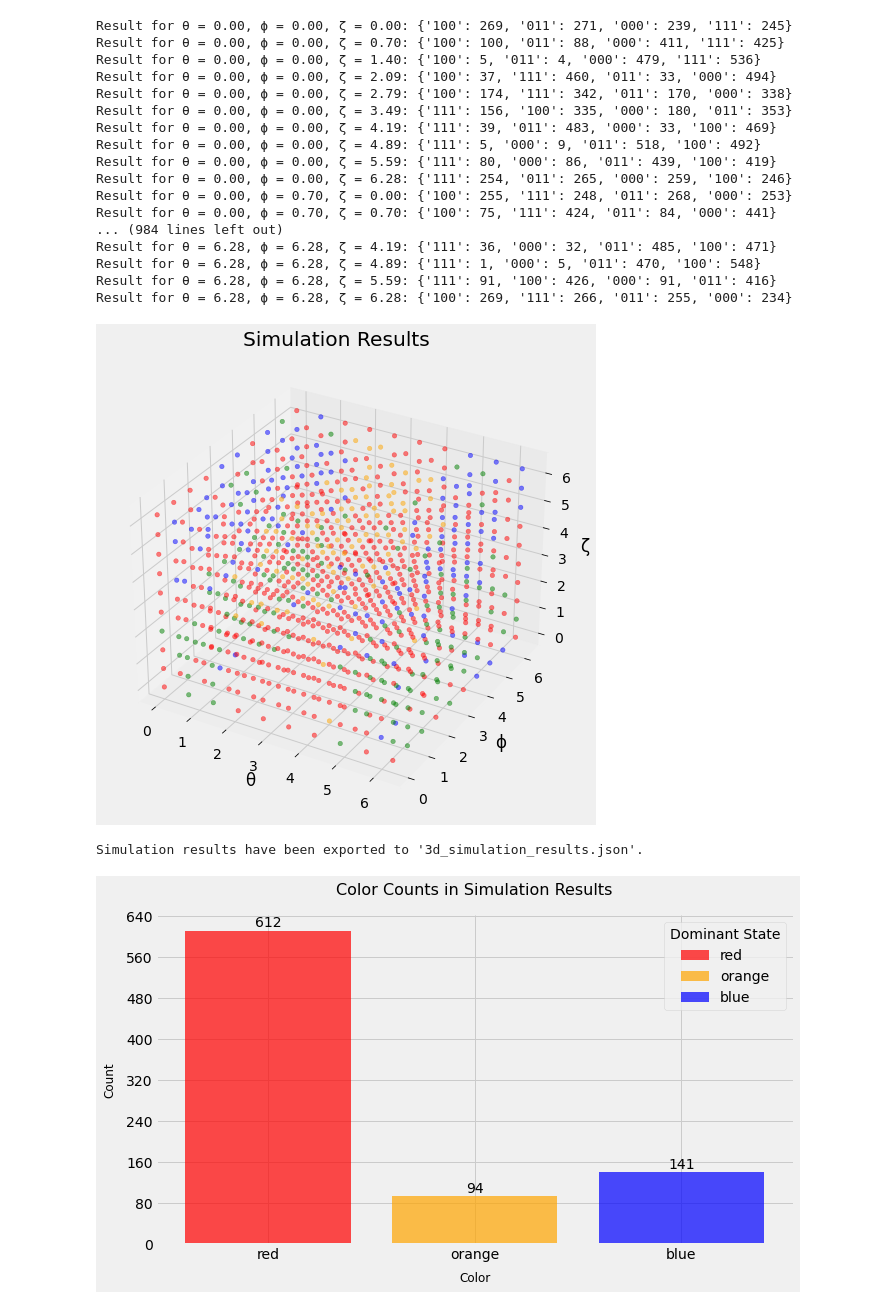
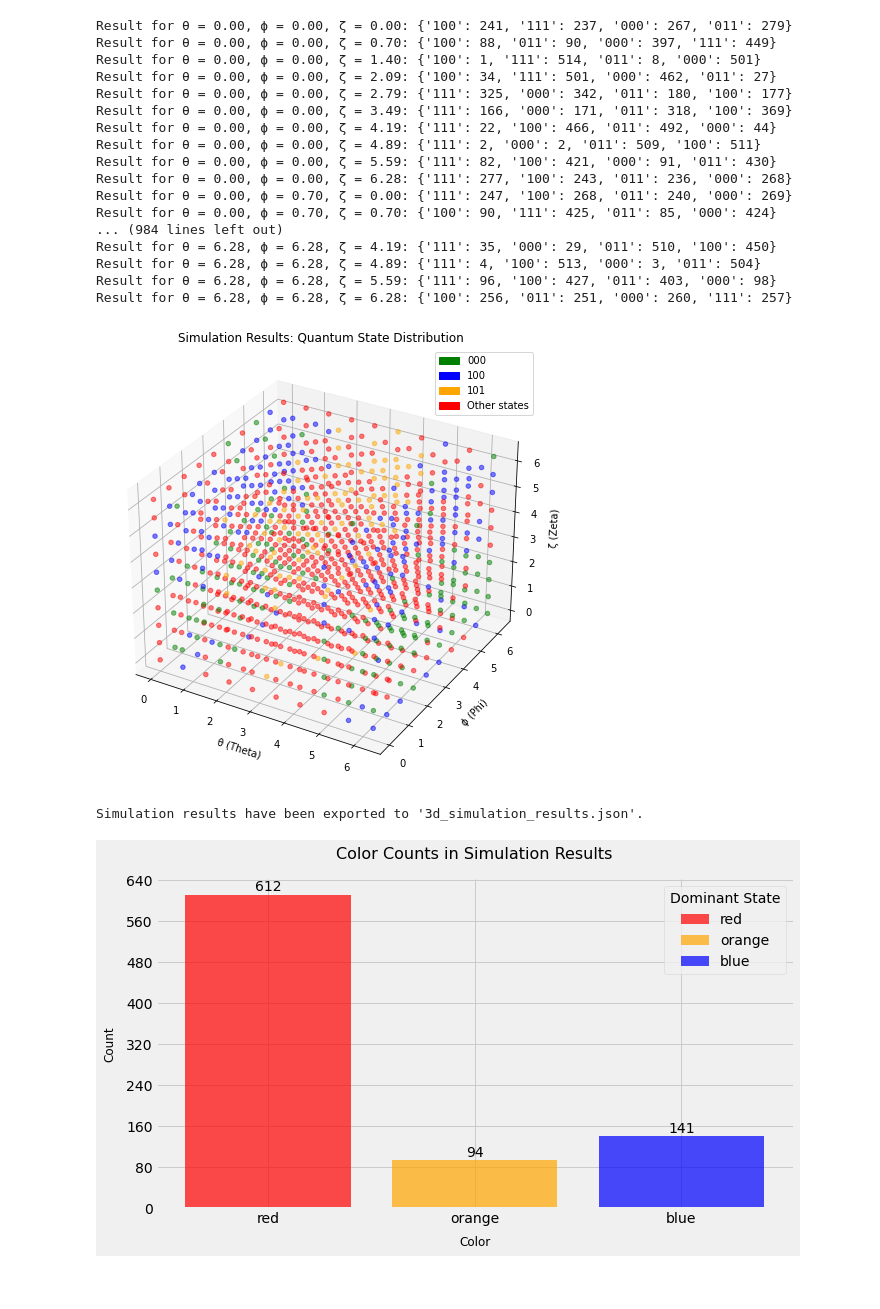
Before and after one commit to hoang-nguyen13/Patent-Pending, a Jupyter notebook: quantum_system_3d_machine_learning.ipynb, the cells around one changed output. Cells and saved outputs as stored; diff of their text form; code cells hidden in the pictures.

```diff
--- a/quantum_system_3d_machine_learning.ipynb
+++ b/quantum_system_3d_machine_learning.ipynb
@@ -79,54 +80,66 @@ for theta_val, phi_val, zeta_val, result in results:
     y_coords.append(phi_val)
     z_coords.append(zeta_val)
     colors.append(color)
 
 
 # Create a 3D scatter plot
 fig = plt.figure(figsize=(10, 8))
 ax = fig.add_subplot(111, projection='3d')
 scatter = ax.scatter(x_coords, y_coords, z_coords, c=colors, alpha=0.5)
-ax.set_xlabel('θ')
-ax.set_ylabel('ϕ')
-ax.set_zlabel('ζ')
-plt.title('Simulation Results')
+
+# Set labels and title
+ax.set_xlabel('θ (Theta)')
+ax.set_ylabel('ϕ (Phi)')
+ax.set_zlabel('ζ (Zeta)')
+plt.title('Simulation Results: Quantum State Distribution')
+
+# Legend
+green_patch = Patch(color='green', label='000')
+blue_patch = Patch(color='blue', label='100')
+orange_patch = Patch(color='orange', label='101')
+red_patch = Patch(color='red', label='Other states')
+
+plt.legend(handles=[green_patch, blue_patch, orange_patch, red_patch])
+
 plt.show()
+fig.savefig('3d_simulation_results_plot.png')
 
 # Prepare data for JSON export
 data_for_export = []
 for theta_val, phi_val, zeta_val, result in results:
     data_point = {
         'theta': theta_val,
         'phi': phi_val,
         'zeta': zeta_val,
         'result': result
     }
     data_for_export.append(data_point)
 
 # Export to JSON file
 with open('3d_simulation_results.json', 'w') as json_file:
     json.dump(data_for_export, json_file, indent=4)
 
 # Inform the user that the data has been exported
 print("Simulation results have been exported to '3d_simulation_results.json'.")
 # %% [output]
-Result for θ = 0.00, ϕ = 0.00, ζ = 0.00: {'100': 269, '011': 271, '000': 239, '111': 245}
-Result for θ = 0.00, ϕ = 0.00, ζ = 0.70: {'100': 100, '011': 88, '000': 411, '111': 425}
-Result for θ = 0.00, ϕ = 0.00, ζ = 1.40: {'100': 5, '011': 4, '000': 479, '111': 536}
-Result for θ = 0.00, ϕ = 0.00, ζ = 2.09: {'100': 37, '111': 460, '011': 33, '000': 494}
-Result for θ = 0.00, ϕ = 0.00, ζ = 2.79: {'100': 174, '111': 342, '011': 170, '000': 338}
-Result for θ = 0.00, ϕ = 0.00, ζ = 3.49: {'111': 156, '100': 335, '000': 180, '011': 353}
-Result for θ = 0.00, ϕ = 0.00, ζ = 4.19: {'111': 39, '011': 483, '000': 33, '100': 469}
-Result for θ = 0.00, ϕ = 0.00, ζ = 4.89: {'111': 5, '000': 9, '011': 518, '100': 492}
-Result for θ = 0.00, ϕ = 0.00, ζ = 5.59: {'111': 80, '000': 86, '011': 439, '100': 419}
-Result for θ = 0.00, ϕ = 0.00, ζ = 6.28: {'111': 254, '011': 265, '000': 259, '100': 246}
-Result for θ = 0.00, ϕ = 0.70, ζ = 0.00: {'100': 255, '111': 248, '011': 268, '000': 253}
-Result for θ = 0.00, ϕ = 0.70, ζ = 0.70: {'100': 75, '111': 424, '011': 84, '000': 441}
+Result for θ = 0.00, ϕ = 0.00, ζ = 0.00: {'100': 241, '111': 237, '000': 267, '011': 279}
+Result for θ = 0.00, ϕ = 0.00, ζ = 0.70: {'100': 88, '011': 90, '000': 397, '111': 449}
+Result for θ = 0.00, ϕ = 0.00, ζ = 1.40: {'100': 1, '111': 514, '011': 8, '000': 501}
+Result for θ = 0.00, ϕ = 0.00, ζ = 2.09: {'100': 34, '111': 501, '000': 462, '011': 27}
+Result for θ = 0.00, ϕ = 0.00, ζ = 2.79: {'111': 325, '000': 342, '011': 180, '100': 177}
+Result for θ = 0.00, ϕ = 0.00, ζ = 3.49: {'111': 166, '000': 171, '011': 318, '100': 369}
+Result for θ = 0.00, ϕ = 0.00, ζ = 4.19: {'111': 22, '100': 466, '011': 492, '000': 44}
+Result for θ = 0.00, ϕ = 0.00, ζ = 4.89: {'111': 2, '000': 2, '011': 509, '100': 511}
+Result for θ = 0.00, ϕ = 0.00, ζ = 5.59: {'111': 82, '100': 421, '000': 91, '011': 430}
+Result for θ = 0.00, ϕ = 0.00, ζ = 6.28: {'111': 277, '100': 243, '011': 236, '000': 268}
+Result for θ = 0.00, ϕ = 0.70, ζ = 0.00: {'111': 247, '100': 268, '011': 240, '000': 269}
+Result for θ = 0.00, ϕ = 0.70, ζ = 0.70: {'100': 90, '111': 425, '011': 85, '000': 424}
 ... (984 lines left out)
-Result for θ = 6.28, ϕ = 6.28, ζ = 4.19: {'111': 36, '000': 32, '011': 485, '100': 471}
-Result for θ = 6.28, ϕ = 6.28, ζ = 4.89: {'111': 1, '000': 5, '011': 470, '100': 548}
-Result for θ = 6.28, ϕ = 6.28, ζ = 5.59: {'111': 91, '100': 426, '000': 91, '011': 416}
-Result for θ = 6.28, ϕ = 6.28, ζ = 6.28: {'100': 269, '111': 266, '011': 255, '000': 234}
+Result for θ = 6.28, ϕ = 6.28, ζ = 4.19: {'111': 35, '000': 29, '011': 510, '100': 450}
+Result for θ = 6.28, ϕ = 6.28, ζ = 4.89: {'111': 4, '100': 513, '000': 3, '011': 504}
+Result for θ = 6.28, ϕ = 6.28, ζ = 5.59: {'111': 96, '100': 427, '011': 403, '000': 98}
+Result for θ = 6.28, ϕ = 6.28, ζ = 6.28: {'100': 256, '011': 251, '000': 260, '111': 257}
-[figure, old version]
+[figure, new version]
 Simulation results have been exported to '3d_simulation_results.json'.
 # %%
 # Use a fancy style
```
Also changed, not shown: parts of 2 cells of this notebook, 13 other files.
